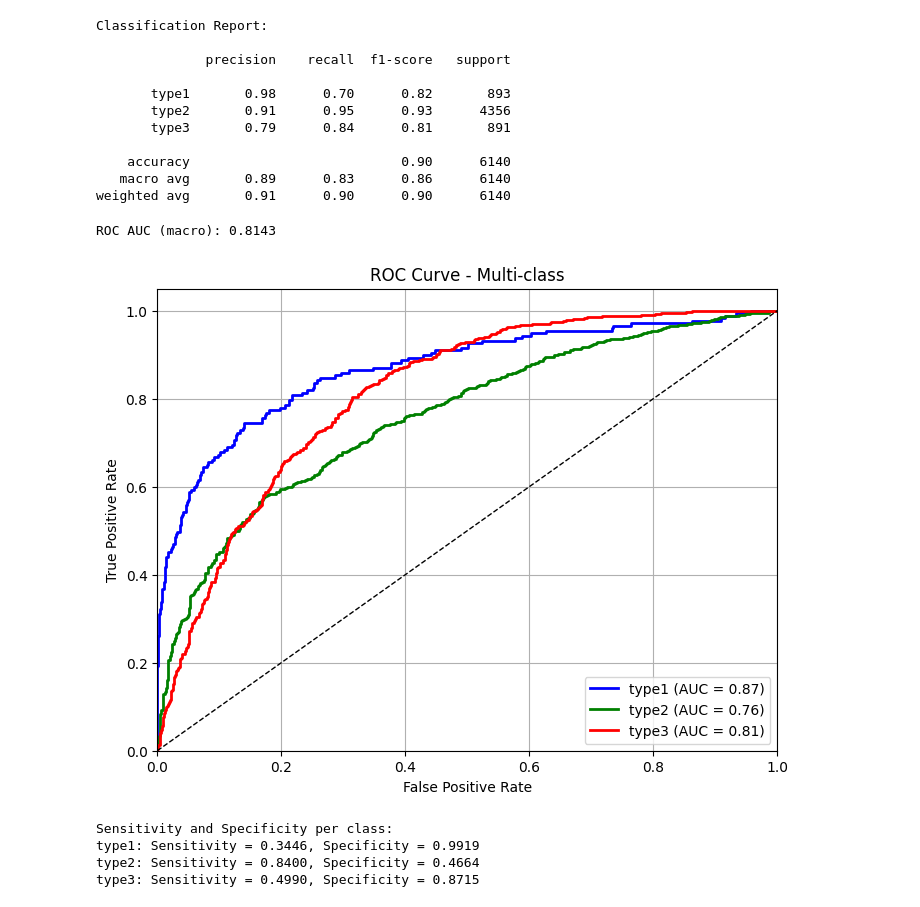
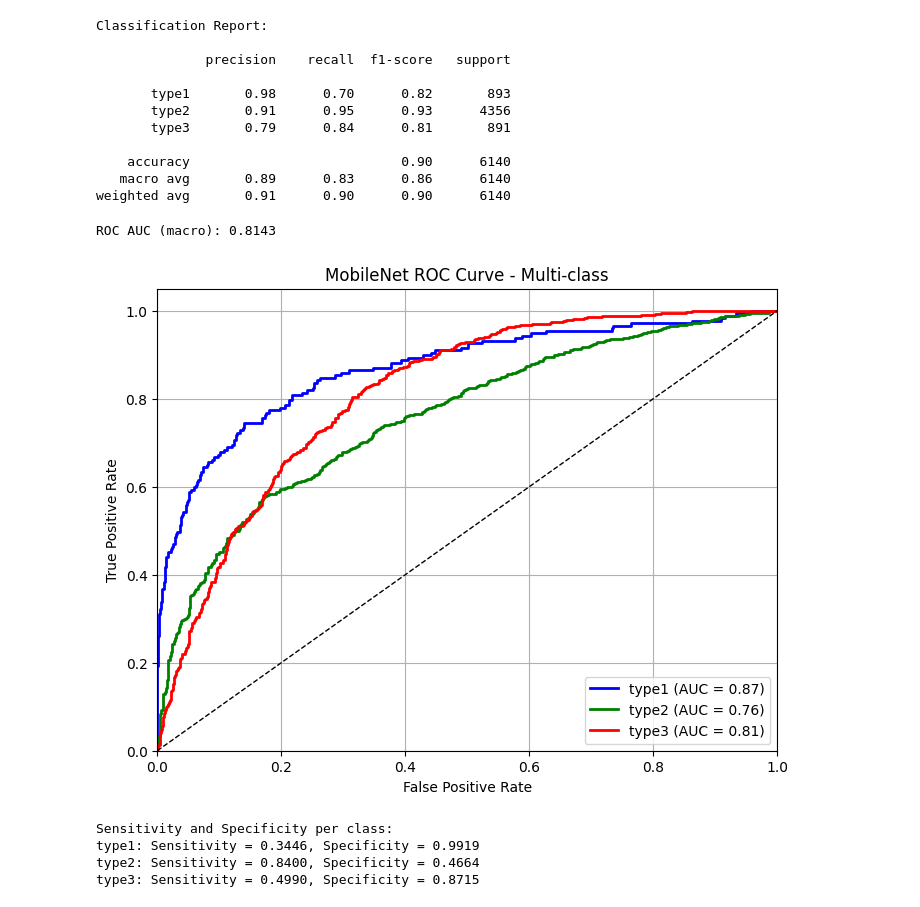
Before and after one commit to DejusDevspace/cervical-cancer-classification, a Jupyter notebook: mobilenet.ipynb, the cells around one changed output. Cells and saved outputs as stored; diff of their text form; code cells hidden in the pictures.

Commit message:
edited roc curve title for mobilenet

```diff
--- a/mobilenet.ipynb
+++ b/mobilenet.ipynb
@@ -469,35 +469,35 @@ n_classes = len(class_names)
 roc_auc_macro = roc_auc_score(y_true, y_pred_probs, average='macro', multi_class='ovr')
 print(f"\nROC AUC (macro): {roc_auc_macro:.4f}")
 
 # Plot ROC curve for each class
 fpr = {}
 tpr = {}
 roc_auc = {}
 
 for i in range(n_classes):
     fpr[i], tpr[i], _ = roc_curve(y_true[:, i], y_pred_probs[:, i])
     roc_auc[i] = auc(fpr[i], tpr[i])
 
 # Plot
 plt.figure(figsize=(8, 6))
 colors = ['blue', 'green', 'red']
 for i, color in zip(range(n_classes), colors):
     plt.plot(fpr[i], tpr[i], color=color, lw=2,
              label=f"{class_names[i]} (AUC = {roc_auc[i]:.2f})")
 
 plt.plot([0, 1], [0, 1], 'k--', lw=1)
 plt.xlim([0.0, 1.0])
 plt.ylim([0.0, 1.05])
 plt.xlabel("False Positive Rate")
 plt.ylabel("True Positive Rate")
-plt.title("ROC Curve - Multi-class")
+plt.title("MobileNet ROC Curve - Multi-class")
 plt.legend(loc="lower right")
 plt.grid(True)
 plt.savefig(f"{root}/plots/mobilenet-roc-curve")
 plt.show()
 # %% [output]
 ROC AUC (macro): 0.8143
-[figure, old version]
+[figure, new version]
 # %%
 sensitivity_per_class = {}
 specificity_per_class = {}
```
Also changed, not shown: 1 other file.
